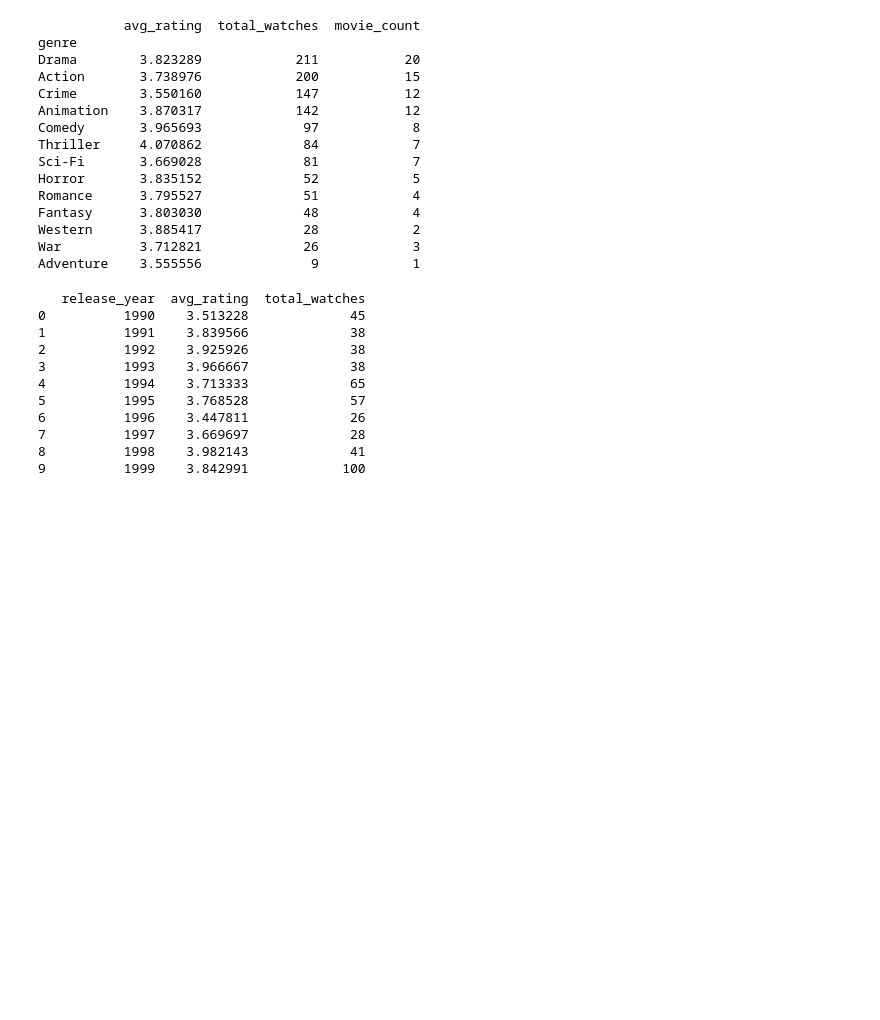
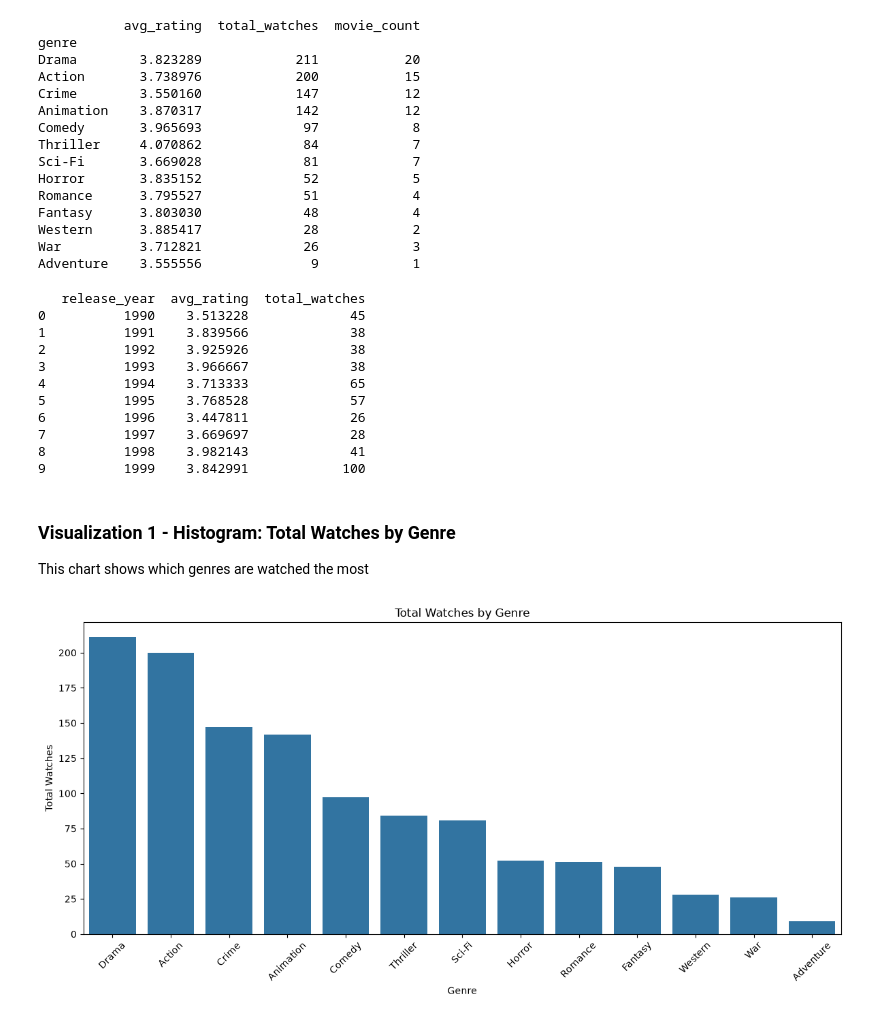
Before and after one commit to MichaelNjuki/MICHAEL-TALUKDER, a Jupyter notebook: notebooks/netflix_popularity_analysis.ipynb, the cells around one changed output. Drawn from its saved outputs; the diff is of its cells as text; code cells hidden in the pictures; blank space fills up the shorter version.

```diff
--- a/notebooks/netflix_popularity_analysis.ipynb
+++ b/notebooks/netflix_popularity_analysis.ipynb
@@ -176,3 +263,17 @@ print(year_stats.head(10))
 7          1997    3.669697             28
 8          1998    3.982143             41
 9          1999    3.842991            100
+# %% [markdown]
+### Visualization 1 - Histogram: Total Watches by Genre
+This chart shows which genres are watched the most
+# %%
+plt.figure(figsize=(12, 6))
+sns.barplot(data=genre_stats.reset_index(), x="genre", y="total_watches")
+plt.title("Total Watches by Genre")
+plt.xlabel("Genre")
+plt.ylabel("Total Watches")
+plt.xticks(rotation=45)
+plt.tight_layout()
+plt.show()
+# %% [output]
+[figure, added]
```
Also changed, not shown: parts of 18 cells of this notebook.
